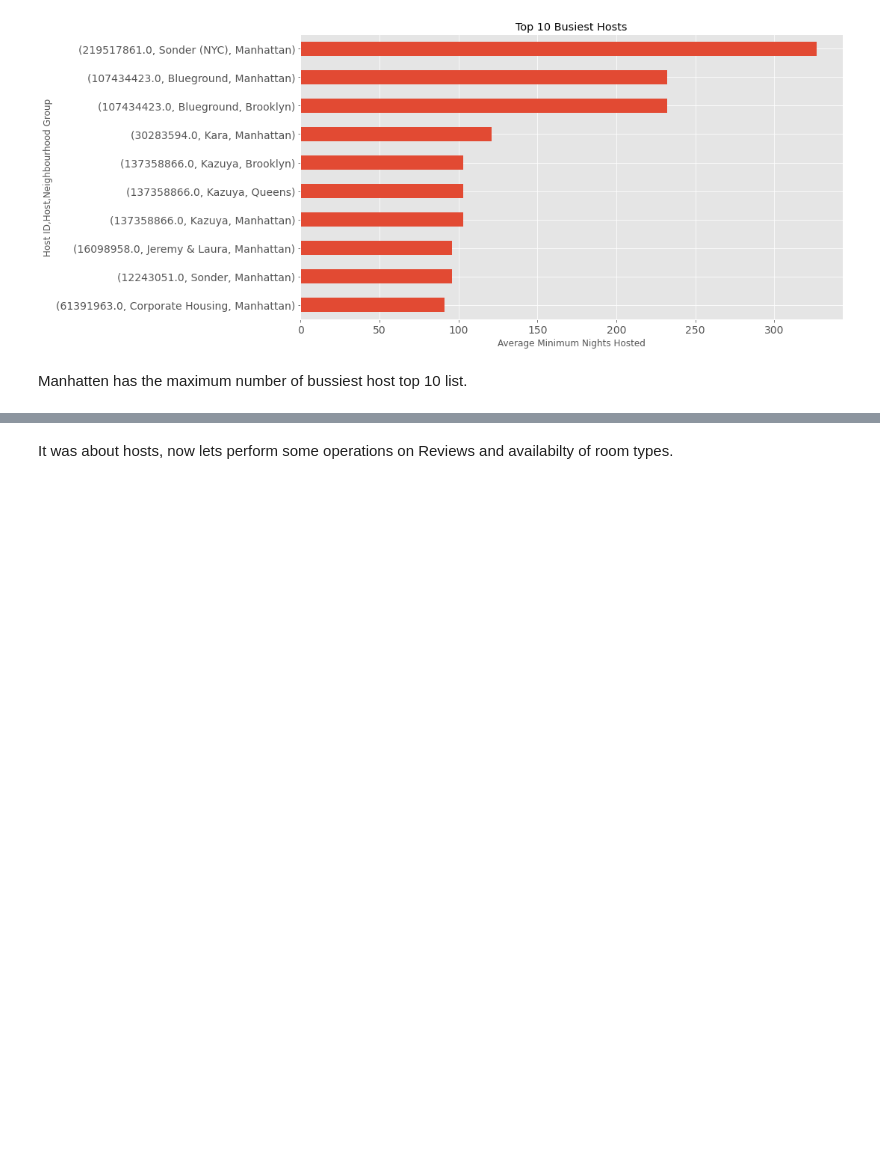
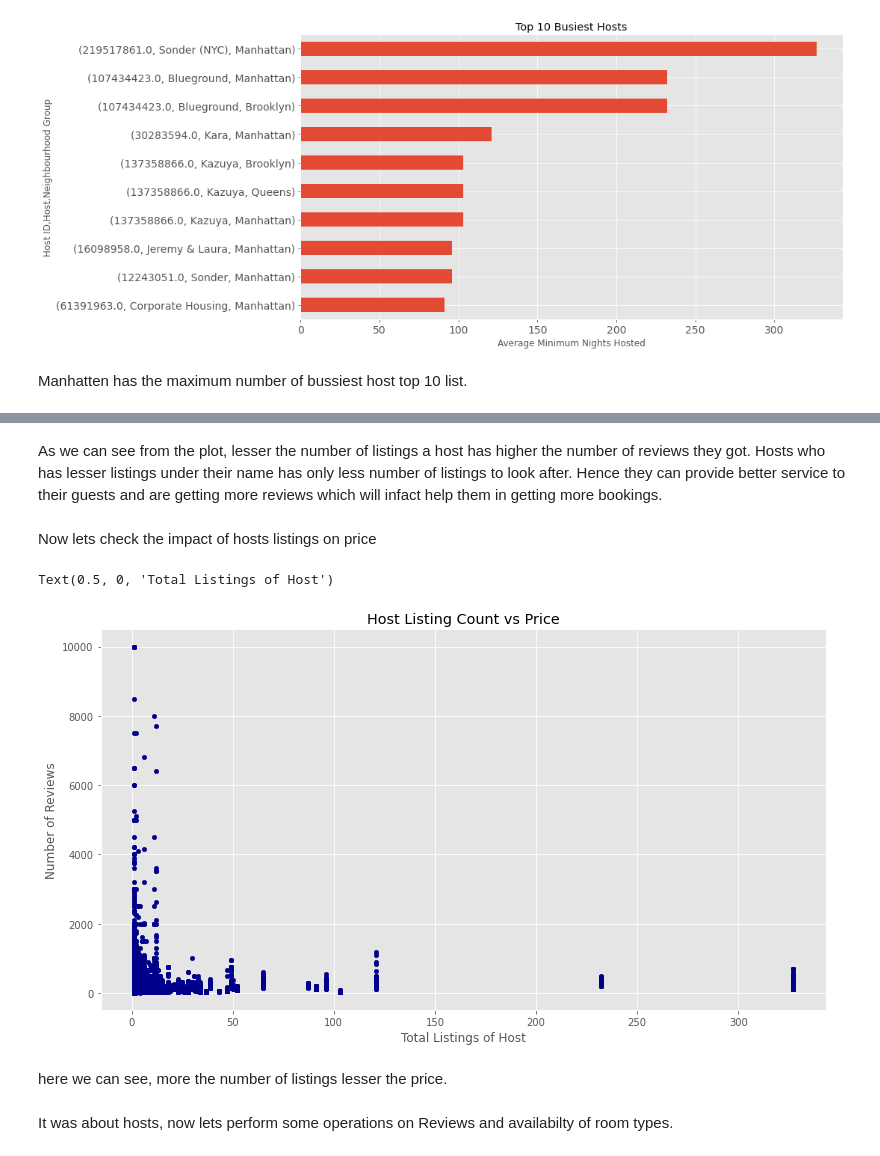
Before and after one commit to aaravpanchal/Ted-Talk-Views-Prediction-, a Jupyter notebook: EDA_AIRBNB_NYC_2019.ipynb, the cells around one changed output, grey strips where cells are left out. Saved outputs shown, nothing was run; the diff lists cells and outputs as text; code cells hidden in the pictures; blank space fills up the shorter version.

```diff
--- a/EDA_AIRBNB_NYC_2019.ipynb
+++ b/EDA_AIRBNB_NYC_2019.ipynb
@@ -275,2 +286,18 @@ Manhatten has the maximum number of bussiest host top 10 list.
+# %% [markdown]
+As we can see from the plot, lesser the number of listings a host has higher the number of reviews they got. Hosts who has lesser listings under their name has only less number of listings to look after. Hence they can provide better service to their guests and are getting more reviews which will infact help them in getting more bookings.
+# %% [markdown]
+Now lets check the impact of hosts listings on price
+# %%
+#Host Listing Count vs Price
+newdf.plot.scatter(x='calculated_host_listings_count', y='price',c='DarkBlue', figsize=(13, 7),
+                              title = "Host Listing Count vs Price")
+plt.style.use('tableau-colorblind10')
+plt.ylabel("Number of Reviews")
+plt.xlabel("Total Listings of Host")
+# %% [output]
+Text(0.5, 0, 'Total Listings of Host')
+[figure, added]
+# %% [markdown]
+here we can see, more the number of listings lesser the price.
 # %% [markdown]
 It was about hosts, now lets perform some operations on Reviews and availabilty of room types.
```
Also changed, not shown: parts of 10 cells of this notebook.
